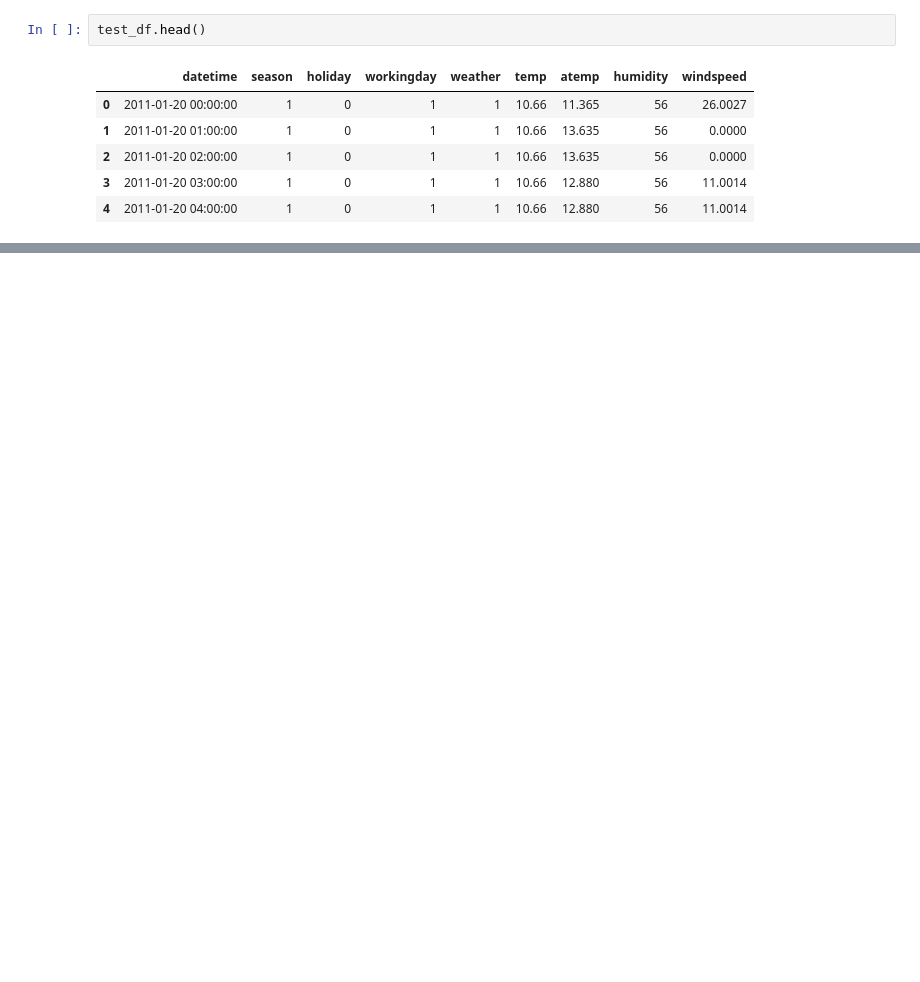
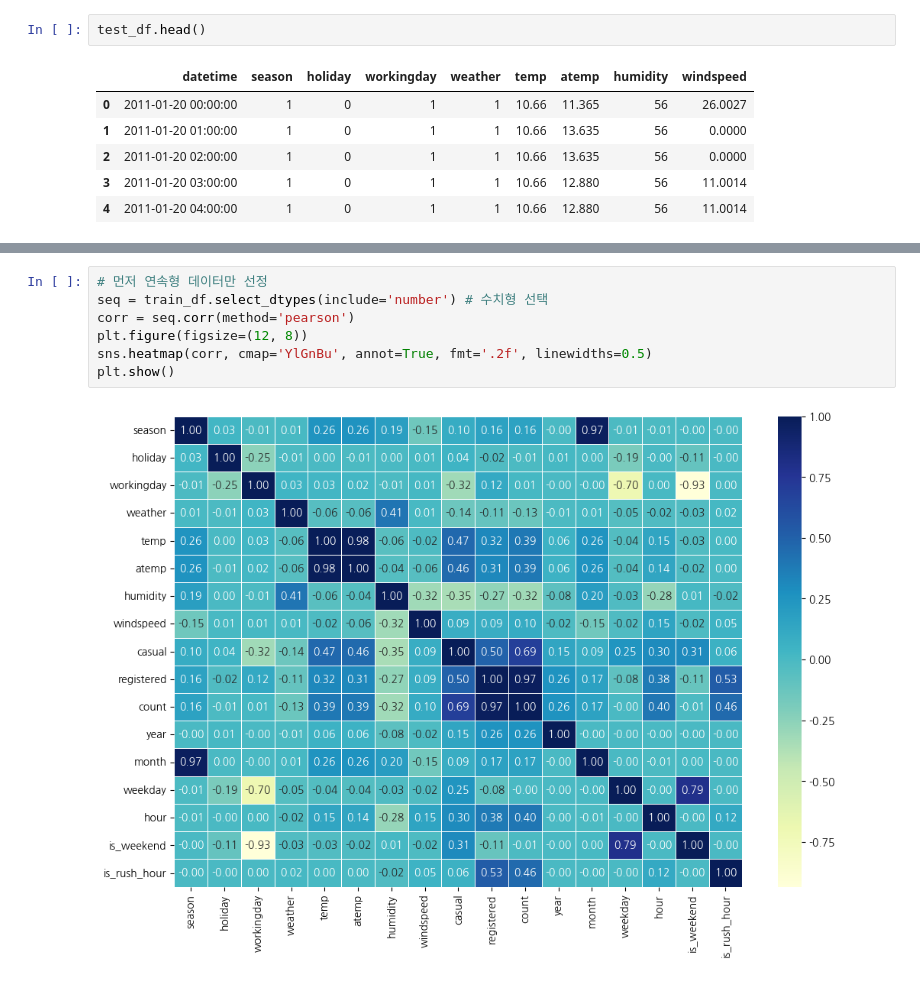
Before and after one commit to Nighthom/ML_M3, a Jupyter notebook: 미션3_1팀_윤승준.ipynb, the cells around one changed output, grey strips where cells are left out. Drawn from its saved outputs; the diff is of its cells as text; blank space fills up the shorter version.

```diff
--- a/미션3_1팀_윤승준.ipynb
+++ b/미션3_1팀_윤승준.ipynb
@@ -212,0 +229,9 @@ plt.show()
+# %%
+# 먼저 연속형 데이터만 선정
+seq = train_df.select_dtypes(include='number') # 수치형 선택
+corr = seq.corr(method='pearson')
+plt.figure(figsize=(12, 8))
+sns.heatmap(corr, cmap='YlGnBu', annot=True, fmt='.2f', linewidths=0.5)
+plt.show()
+# %% [output]
+[figure, added]
```
Also changed, not shown: parts of 62 cells of this notebook, 3 other files.
